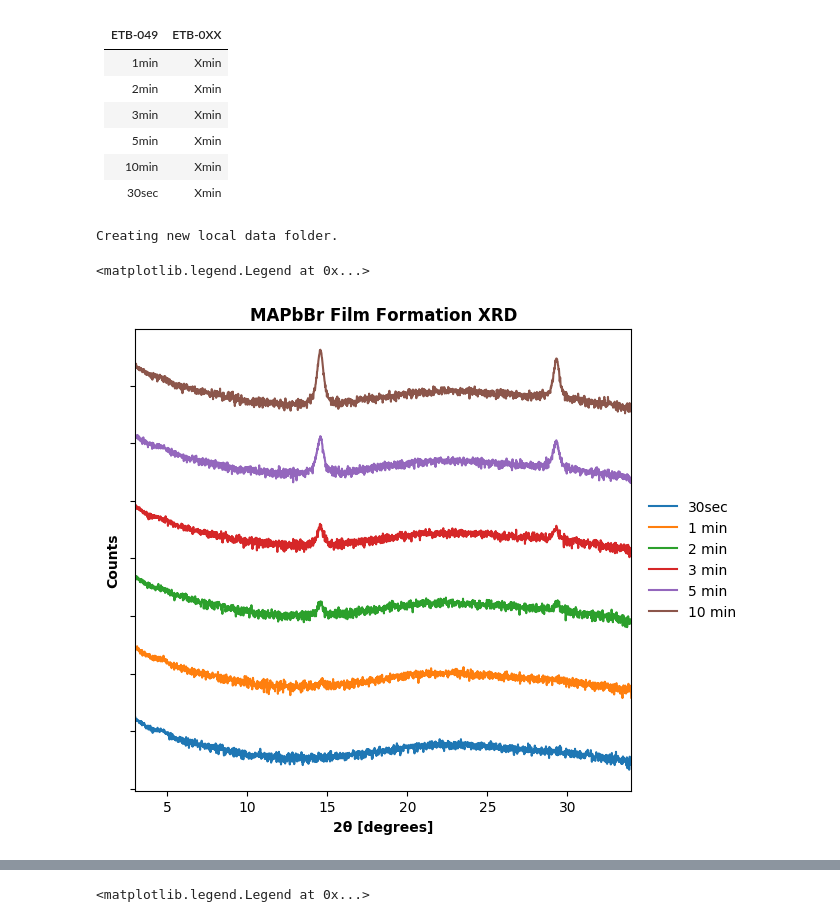
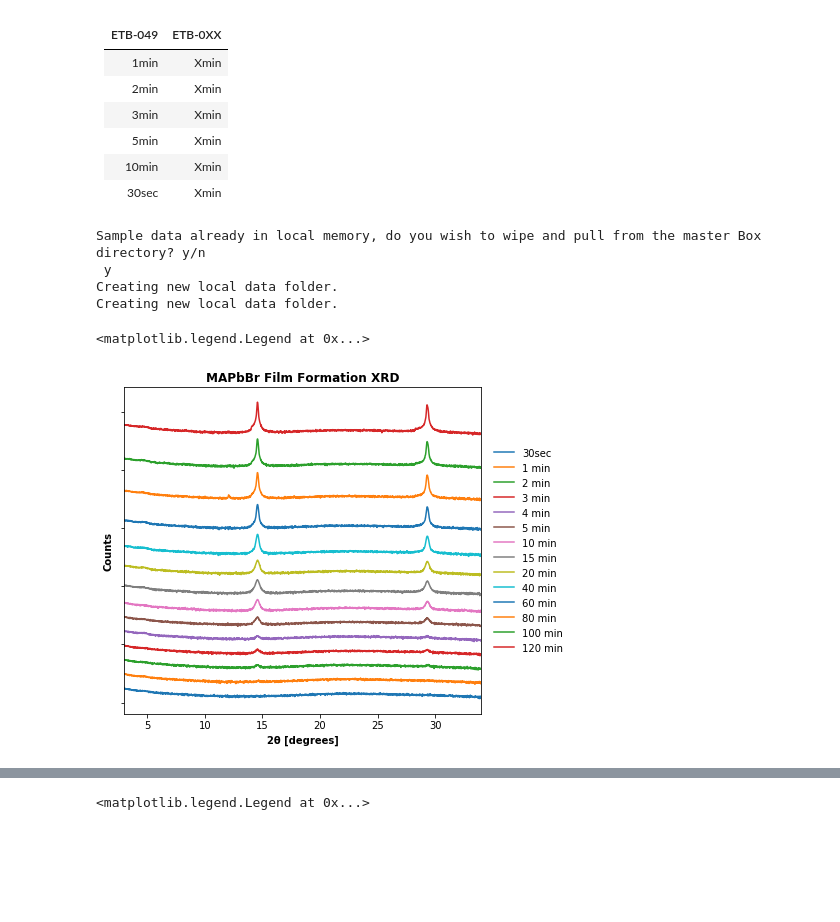
Before and after one commit to tomasbar/sciencetools_py, a Jupyter notebook: main.ipynb, the cells around one changed output, grey strips where cells are left out. Saved outputs shown, nothing was run; the diff lists cells and outputs as text; code cells hidden in the pictures; blank space fills up the shorter version.

Commit message:
Implemented PL FWHM, finished MAPbBr plots

```diff
--- a/main.ipynb
+++ b/main.ipynb
@@ -349,6 +349,8 @@ XRD_data = {}
 # ETB-046 Variables
 samples_dir = {
     "etb049": "190911 ETB-049 MAPbBr on glass FF/",
+    "etb050": "191029 ETB-050 MAPbBr on glass FF/",
+    "etb051": "191030 ETB-051 MAPbBr on glass FF/",
 }
 
 for run_ID in samples_dir.keys():
@@ -359,11 +361,22 @@ cypher_etb049 = (
     "1min",
     "2min",
     "3min",
+    "4min",
     "5min",
     "10min",
+    "15min",
+    "20min",
+    "40min",
+    "60min",
+    "80min",
+    "100min",
+    "120min",
 )
 # %% [output]
+Sample data already in local memory, do you wish to wipe and pull from the master Box directory? y/n
+ y
 Creating new local data folder.
+Creating new local data folder.
 # %%
 fig = plt.figure(1, figsize=[6.4, 6])
 fig_ax = plt.gca()
@@ -373,40 +386,40 @@ master_cypher = (
     "30sec",
     "1min",
     "2min",
     "3min",
-#     "4min",
+    "4min",
     "5min",
     "10min",
-#     "15min",
-#     "20min",
-#     "40min",
-#     "60min",
-#     "80min",
-#     "100min",
-#     "120min",
+    "15min",
+    "20min",
+    "40min",
+    "60min",
+    "80min",
+    "100min",
+    "120min",
 )
 
 for sample_ID in master_cypher:
     for run_ID in samples_dir.keys():
         if sample_ID in XRD_data[run_ID].keys():
             samplemax = max(np.log10(XRD_data[run_ID][sample_ID]["counts"]))
 
             plt.figure(1)
             plt.plot(XRD_data[run_ID][sample_ID]["2theta"], np.log10(XRD_data[run_ID][sample_ID]["counts"]) + offset,
                      label=sample_ID.replace("min", " min"))
 
             offset += samplemax
 
 plt.style.use('default')
 
 plt.xlabel("2θ [degrees]", weight="semibold")
 plt.ylabel("Counts", weight="semibold")
 fig_ax.set_yticklabels([])
 plt.xlim(min(XRD_data["etb049"]["1min"]["2theta"]), max(XRD_data["etb049"]["1min"]["2theta"]))
 
 plt.title("MAPbBr Film Formation XRD",weight="semibold")
 plt.legend(loc='center left', bbox_to_anchor=(1.01, 0,.22,1),mode='expand', frameon=False)
 # %% [output]
 <matplotlib.legend.Legend at 0x...>
-[figure, old version]
+[figure, new version]
 # %%
```
Also changed, not shown: parts of 3 cells of this notebook, 13 other files.
